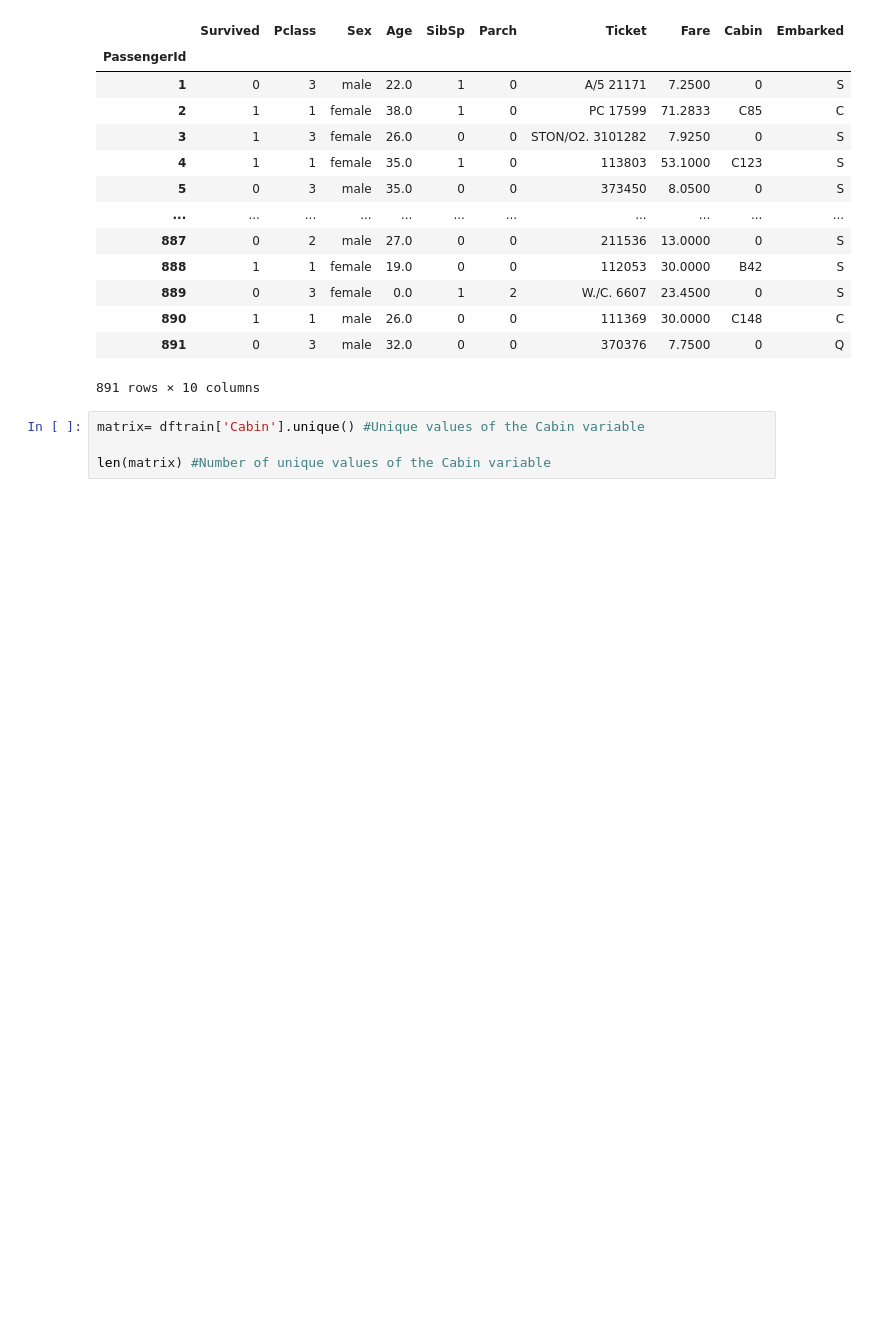
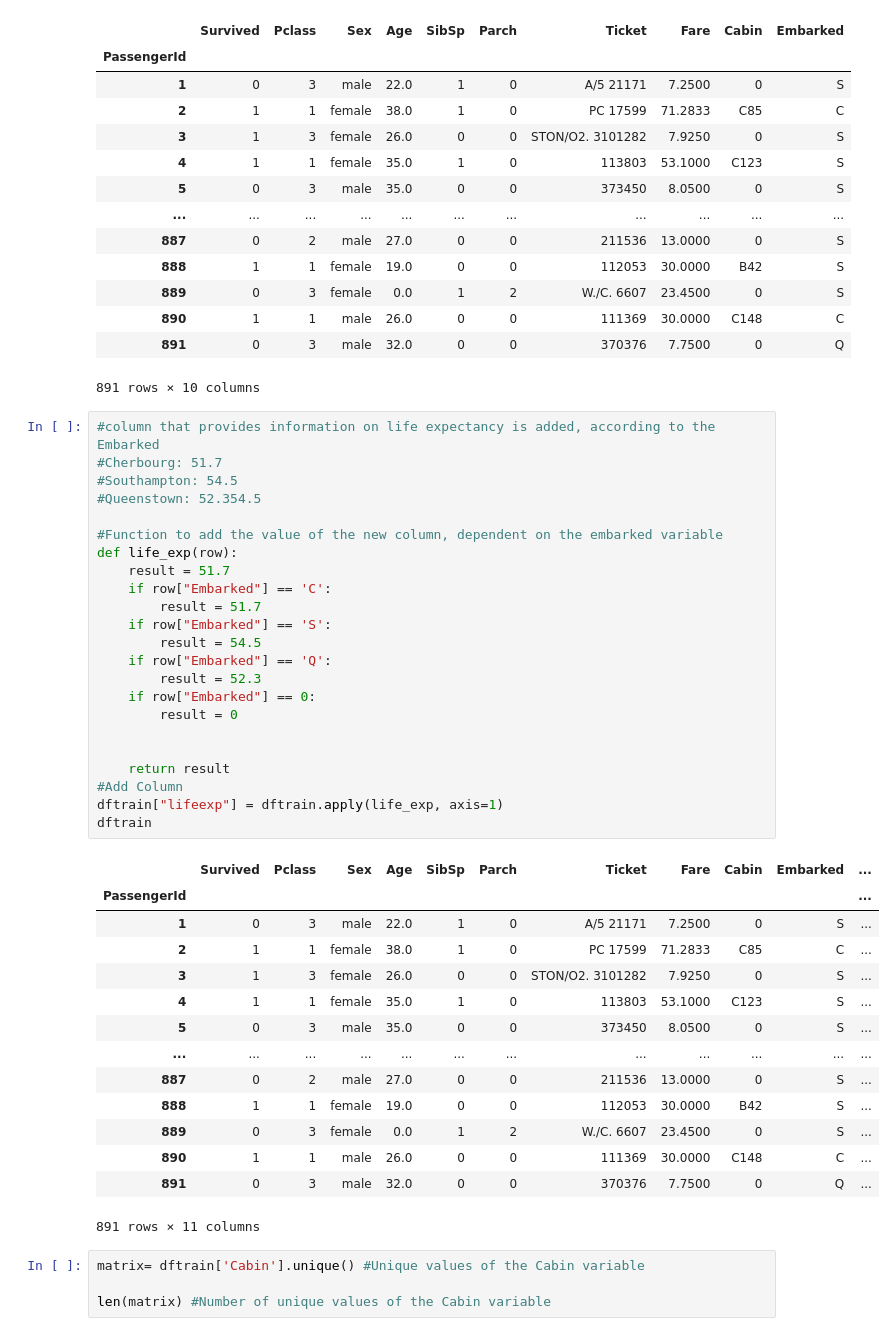
Before and after one commit to Data-Alliance-For-Science/Code-Titanic, a Jupyter notebook: titanic.ipynb, the cells around one changed output. Drawn from its saved outputs; the diff is of its cells as text; blank space fills up the shorter version.

```diff
--- a/titanic.ipynb
+++ b/titanic.ipynb
@@ -161,6 +162,44 @@ dftrain
 | 890 | 1 | 1 | male | 26.0 | 0 | 0 | 111369 | 30.0000 | C148 | C |
 | 891 | 0 | 3 | male | 32.0 | 0 | 0 | 370376 | 7.7500 | 0 | Q |
 891 rows × 10 columns
+# %%
+#column that provides information on life expectancy is added, according to the Embarked
+#Cherbourg: 51.7
+#Southampton: 54.5
+#Queenstown: 52.354.5
+
+#Function to add the value of the new column, dependent on the embarked variable
+def life_exp(row):
+    result = 51.7
+    if row["Embarked"] == 'C':
+        result = 51.7
+    if row["Embarked"] == 'S':
+        result = 54.5
+    if row["Embarked"] == 'Q':
+        result = 52.3
+    if row["Embarked"] == 0:
+        result = 0
+
+
+    return result
+#Add Column
+dftrain["lifeexp"] = dftrain.apply(life_exp, axis=1)
+dftrain
+# %% [output]
+|  | Survived | Pclass | Sex | Age | SibSp | Parch | Ticket | Fare | Cabin | Embarked | ... |
+| PassengerId |  |  |  |  |  |  |  |  |  |  | ... |
+| 1 | 0 | 3 | male | 22.0 | 1 | 0 | A/5 21171 | 7.2500 | 0 | S | ... |
+| 2 | 1 | 1 | female | 38.0 | 1 | 0 | PC 17599 | 71.2833 | C85 | C | ... |
+| 3 | 1 | 3 | female | 26.0 | 0 | 0 | STON/O2. 3101282 | 7.9250 | 0 | S | ... |
+| 4 | 1 | 1 | female | 35.0 | 1 | 0 | 113803 | 53.1000 | C123 | S | ... |
+| 5 | 0 | 3 | male | 35.0 | 0 | 0 | 373450 | 8.0500 | 0 | S | ... |
+| ... | ... | ... | ... | ... | ... | ... | ... | ... | ... | ... | ... |
+| 887 | 0 | 2 | male | 27.0 | 0 | 0 | 211536 | 13.0000 | 0 | S | ... |
+| 888 | 1 | 1 | female | 19.0 | 0 | 0 | 112053 | 30.0000 | B42 | S | ... |
+| 889 | 0 | 3 | female | 0.0 | 1 | 2 | W./C. 6607 | 23.4500 | 0 | S | ... |
+| 890 | 1 | 1 | male | 26.0 | 0 | 0 | 111369 | 30.0000 | C148 | C | ... |
+| 891 | 0 | 3 | male | 32.0 | 0 | 0 | 370376 | 7.7500 | 0 | Q | ... |
+891 rows × 11 columns
 # %%
 matrix= dftrain['Cabin'].unique() #Unique values of the Cabin variable
 
```
Also changed, not shown: parts of 14 cells of this notebook.
